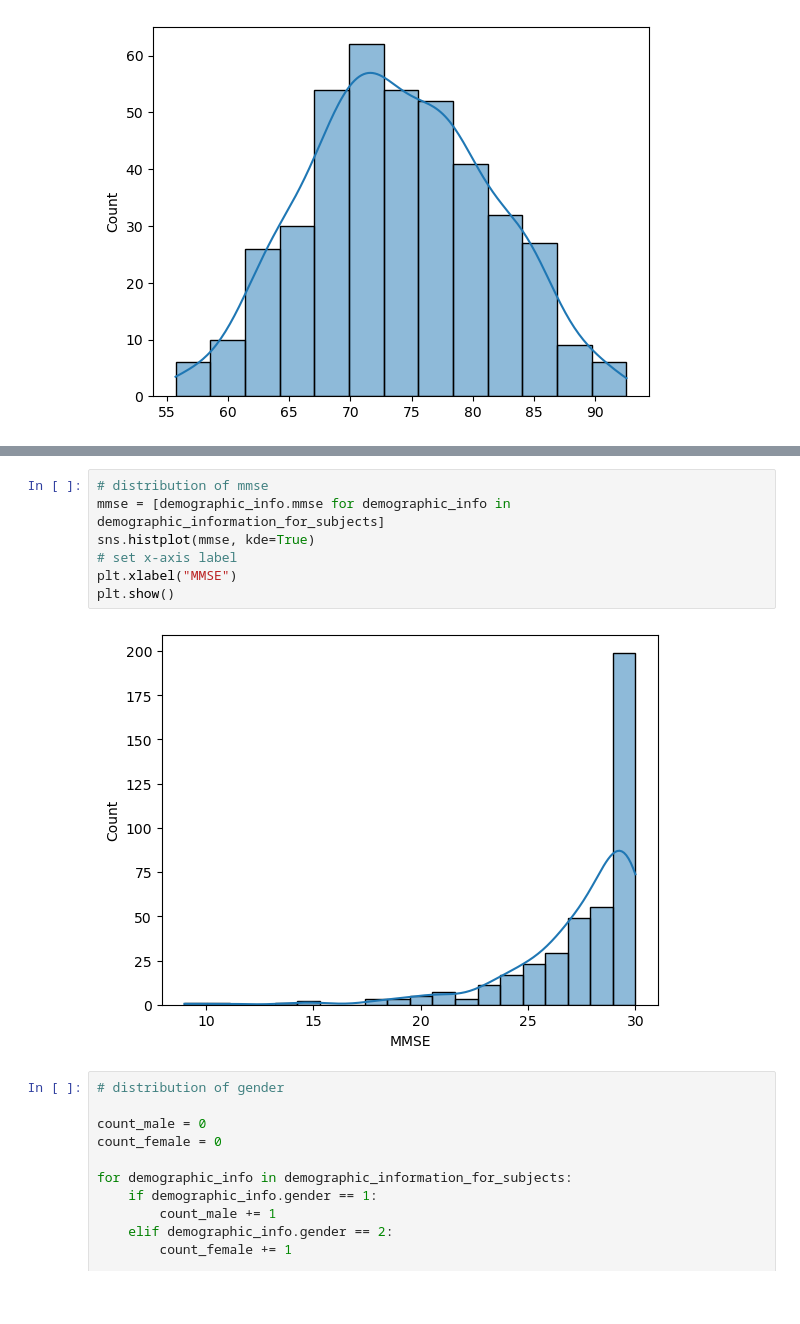
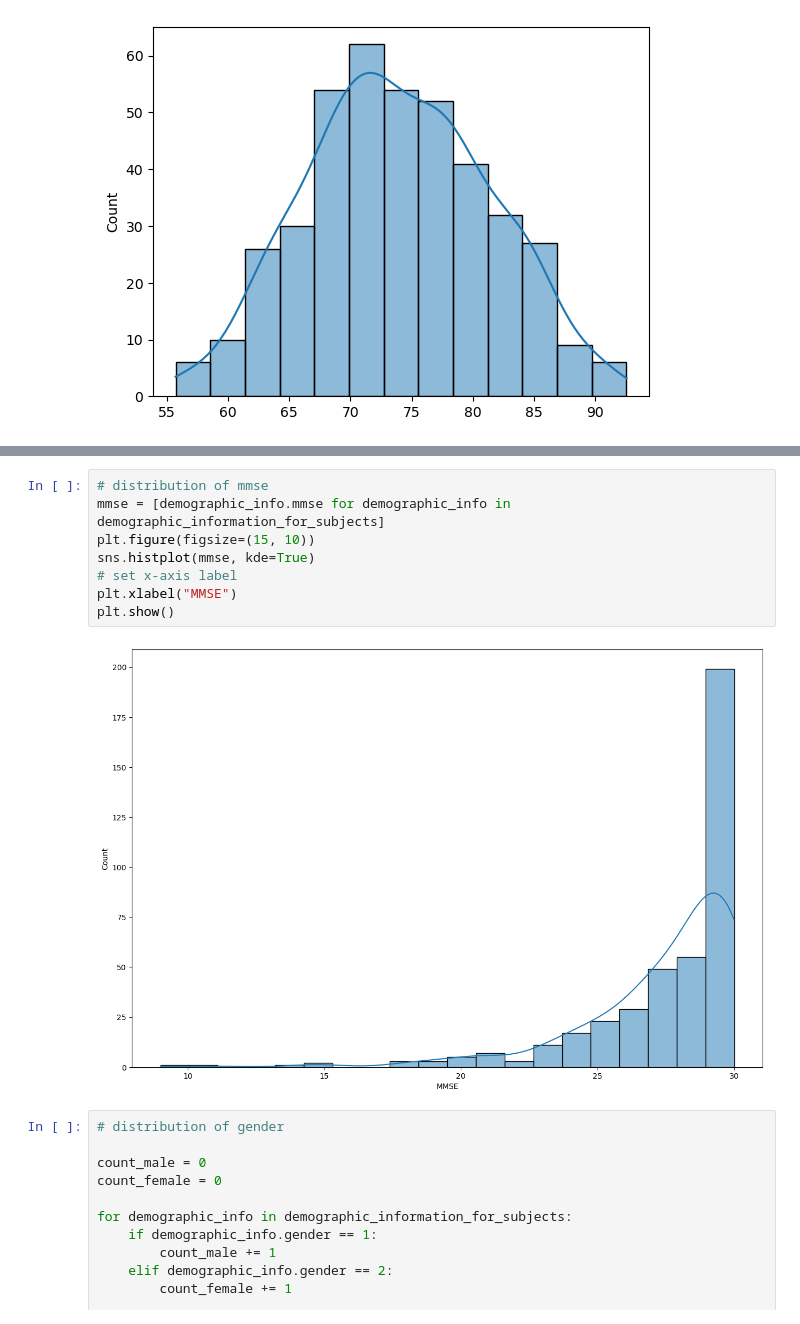
Before and after one commit to jonasfallmann/pr-master-alzheimers-classification, a Jupyter notebook: demographic-preprocessing.ipynb, the cells around one changed output, grey strips where cells are left out. Cells and saved outputs as stored; diff of their text form; blank space fills up the shorter version.

```diff
--- a/demographic-preprocessing.ipynb
+++ b/demographic-preprocessing.ipynb
@@ -257,12 +258,13 @@ plt.show()
 # %%
 # distribution of mmse
 mmse = [demographic_info.mmse for demographic_info in demographic_information_for_subjects]
+plt.figure(figsize=(15, 10))
 sns.histplot(mmse, kde=True)
 # set x-axis label
 plt.xlabel("MMSE")
 plt.show()
 # %% [output]
-[figure, old version]
+[figure, new version]
 # %%
 # distribution of gender
 
```
Also changed, not shown: parts of 1 cell of this notebook.
